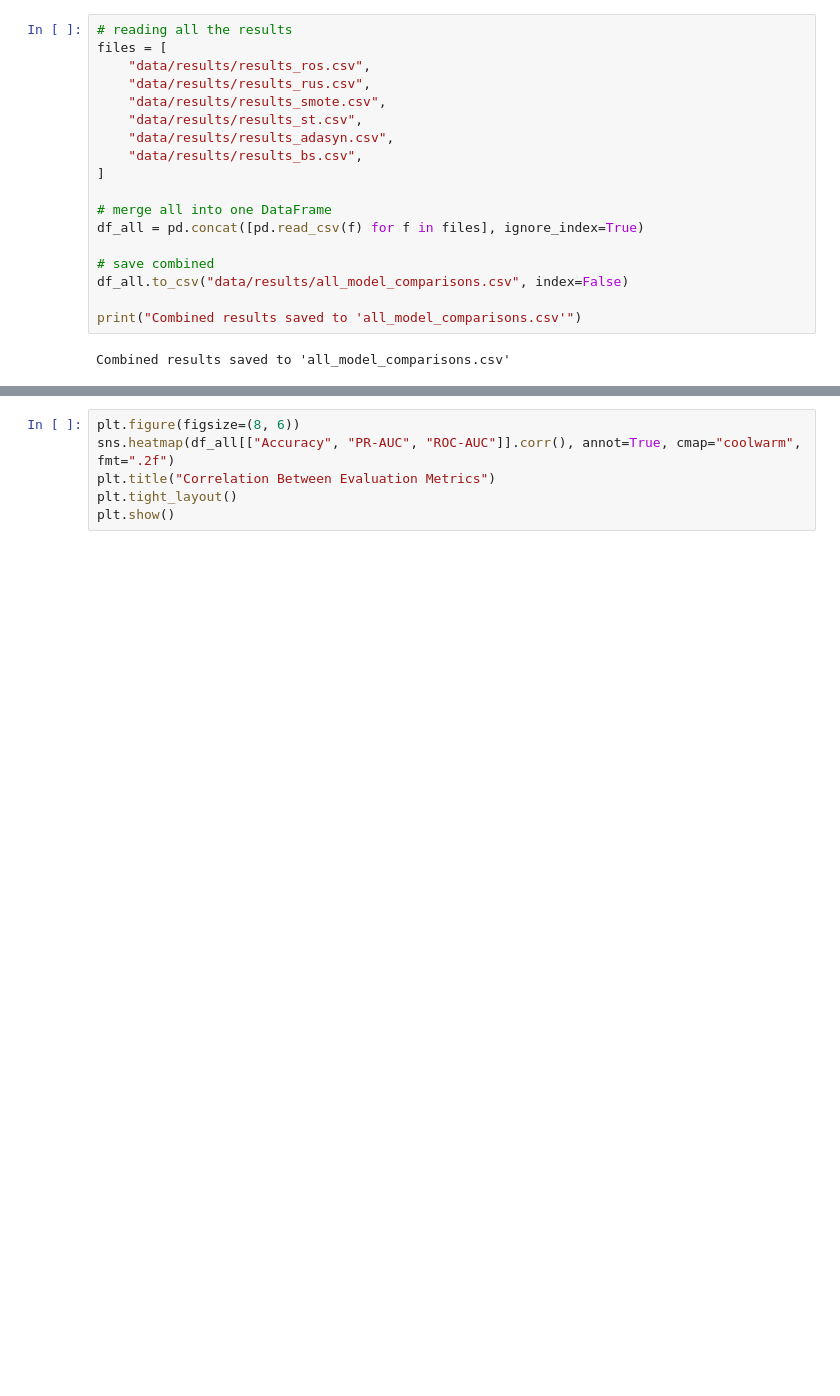
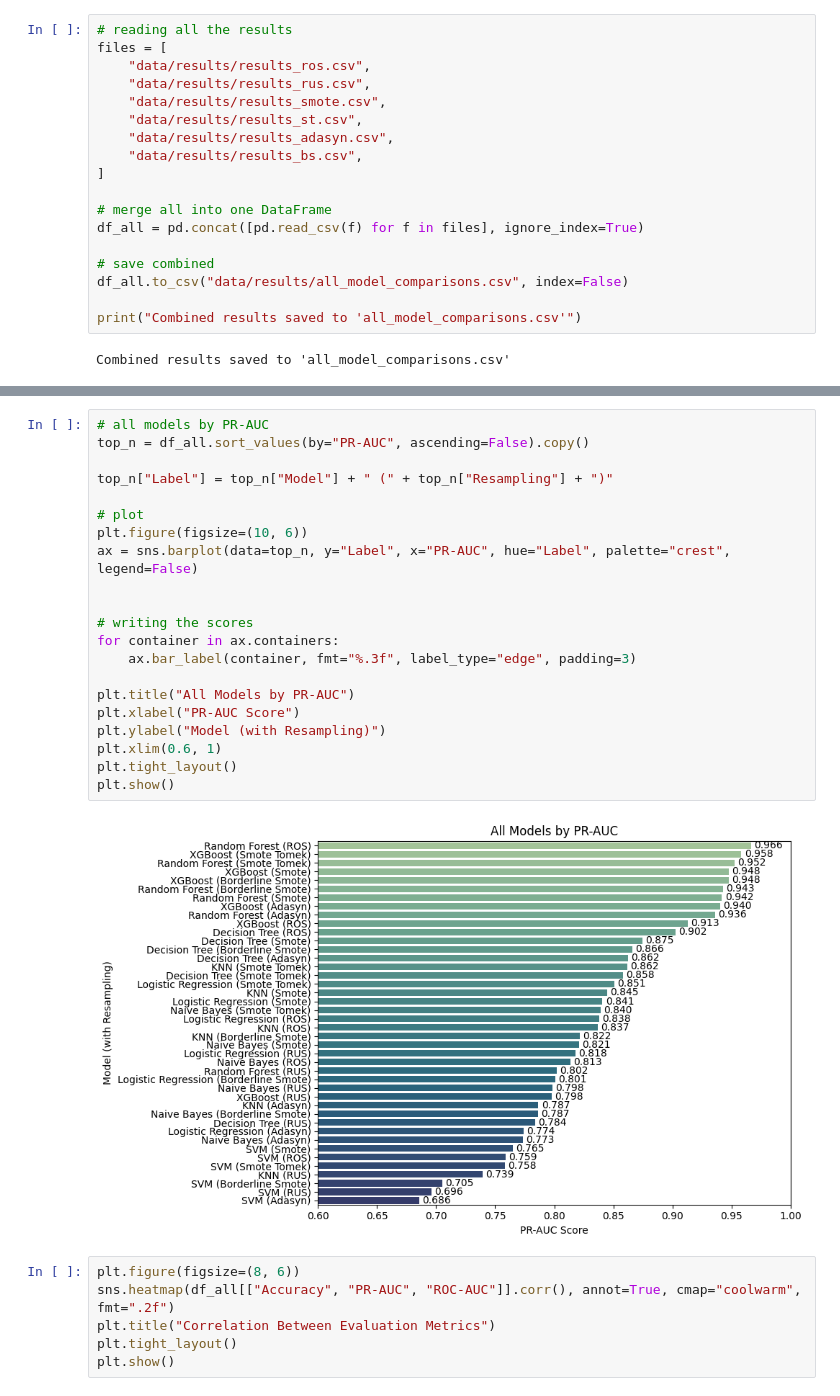
Before and after one commit to busraacr/churn_prediction, a Jupyter notebook: ml_comparison.ipynb, the cells around one changed output, grey strips where cells are left out. Drawn from its saved outputs; the diff is of its cells as text; blank space fills up the shorter version.

```diff
--- a/ml_comparison.ipynb
+++ b/ml_comparison.ipynb
@@ -50,3 +50,26 @@ plt.show()
+# %%
+# all models by PR-AUC
+top_n = df_all.sort_values(by="PR-AUC", ascending=False).copy()
+
+top_n["Label"] = top_n["Model"] + " (" + top_n["Resampling"] + ")"
+
+# plot
+plt.figure(figsize=(10, 6))
+ax = sns.barplot(data=top_n, y="Label", x="PR-AUC", hue="Label", palette="crest", legend=False)
+
+
+# writing the scores
+for container in ax.containers:
+    ax.bar_label(container, fmt="%.3f", label_type="edge", padding=3)
+
+plt.title("All Models by PR-AUC")
+plt.xlabel("PR-AUC Score")
+plt.ylabel("Model (with Resampling)")
+plt.xlim(0.6, 1)
+plt.tight_layout()
+plt.show()
+# %% [output]
+[figure, added]
 # %%
 plt.figure(figsize=(8, 6))
 sns.heatmap(df_all[["Accuracy", "PR-AUC", "ROC-AUC"]].corr(), annot=True, cmap="coolwarm", fmt=".2f")
```
Also changed, not shown: parts of 1 cell of this notebook.
